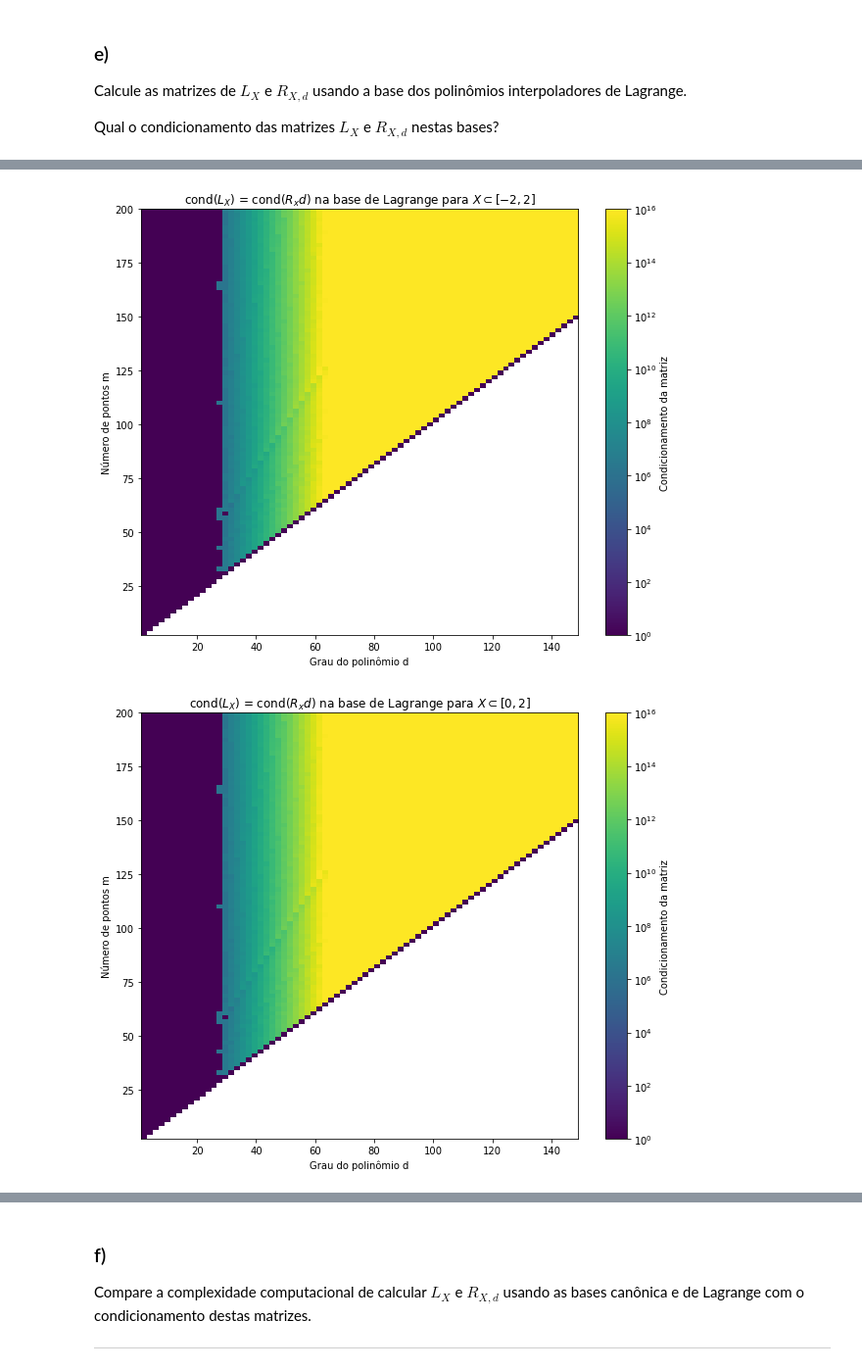
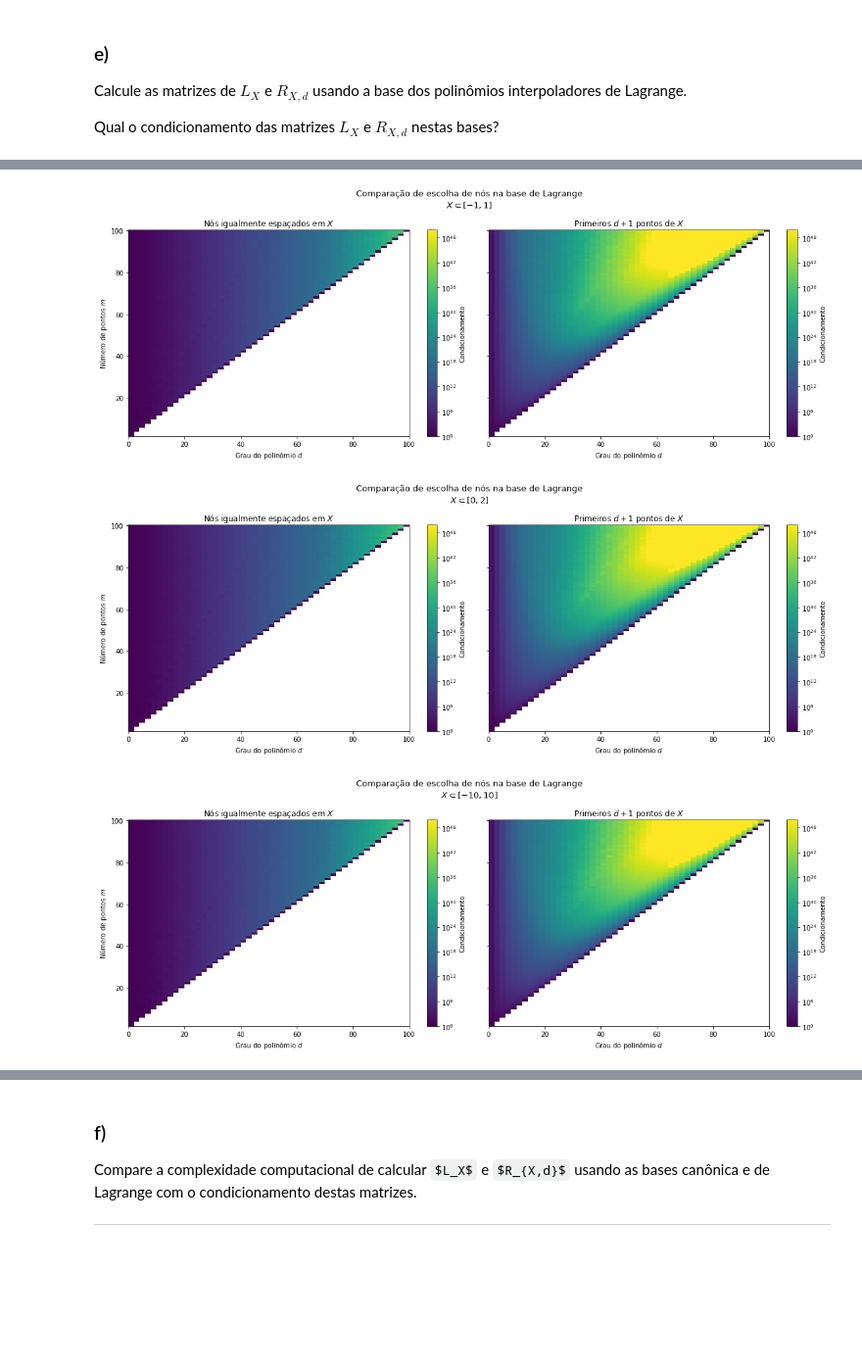
Before and after one commit to aliicerabello/fgv-aln-projeto3, a Jupyter notebook: projeto.ipynb, the cells around one changed output, grey strips where cells are left out. Shown at 98% size. Saved outputs shown, nothing was run; the diff lists cells and outputs as text; code cells hidden in the pictures; some formulas as TeX source; blank space fills up the shorter version.

```diff
--- a/projeto.ipynb
+++ b/projeto.ipynb
@@ -879,8 +911,25 @@ def grafico_heatmap_lagrange(
     plt.show()
 # %%
-grafico_heatmap_lagrange(x_menor=-2,x_maior=2)
-grafico_heatmap_lagrange(x_menor=0,x_maior=2)
+plotar_heatmaps_lagrange(
+    x_menor=-1, x_maior=1,
+    m_min=2, m_max=100, passo_m=1,
+    d_min=1, d_max=100, passo_d=2,
+    vmin=1, vmax=1e50)
+
+plotar_heatmaps_lagrange(
+    x_menor=0, x_maior=2,
+    m_min=2, m_max=100, passo_m=1,
+    d_min=1, d_max=100, passo_d=2,
+    vmin=1, vmax=1e50)
+
+plotar_heatmaps_lagrange(
+    x_menor=-10, x_maior=10,
+    m_min=2, m_max=100, passo_m=1,
+    d_min=1, d_max=100, passo_d=2,
+    vmin=1, vmax=1e50
+)
 # %% [output]
-[figure, old version]
+[figure, new version]
-[figure, old version]
+[figure, new version]
+[figure, added]
 # %% [markdown]
```
Also changed, not shown: parts of 18 cells of this notebook, 1 other file.
